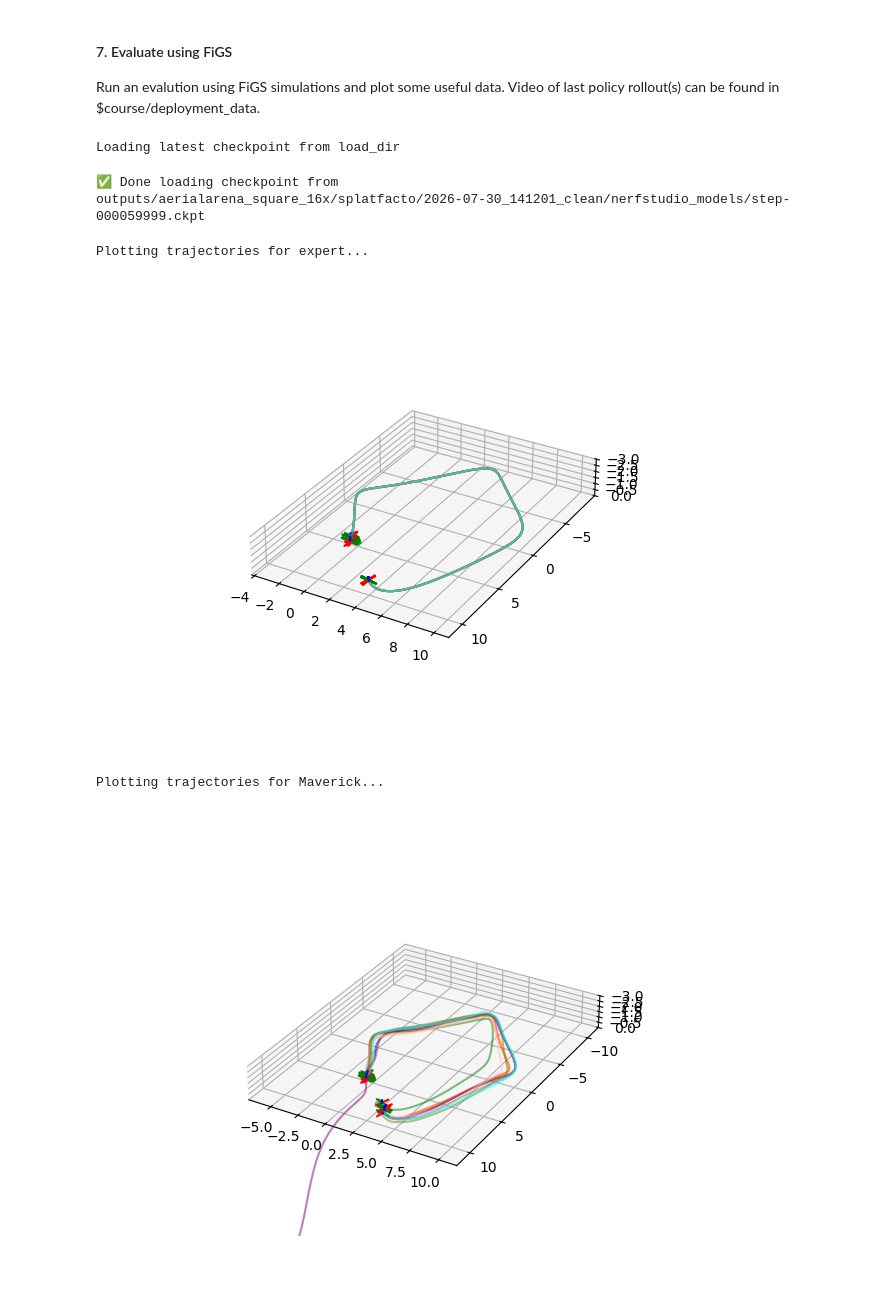
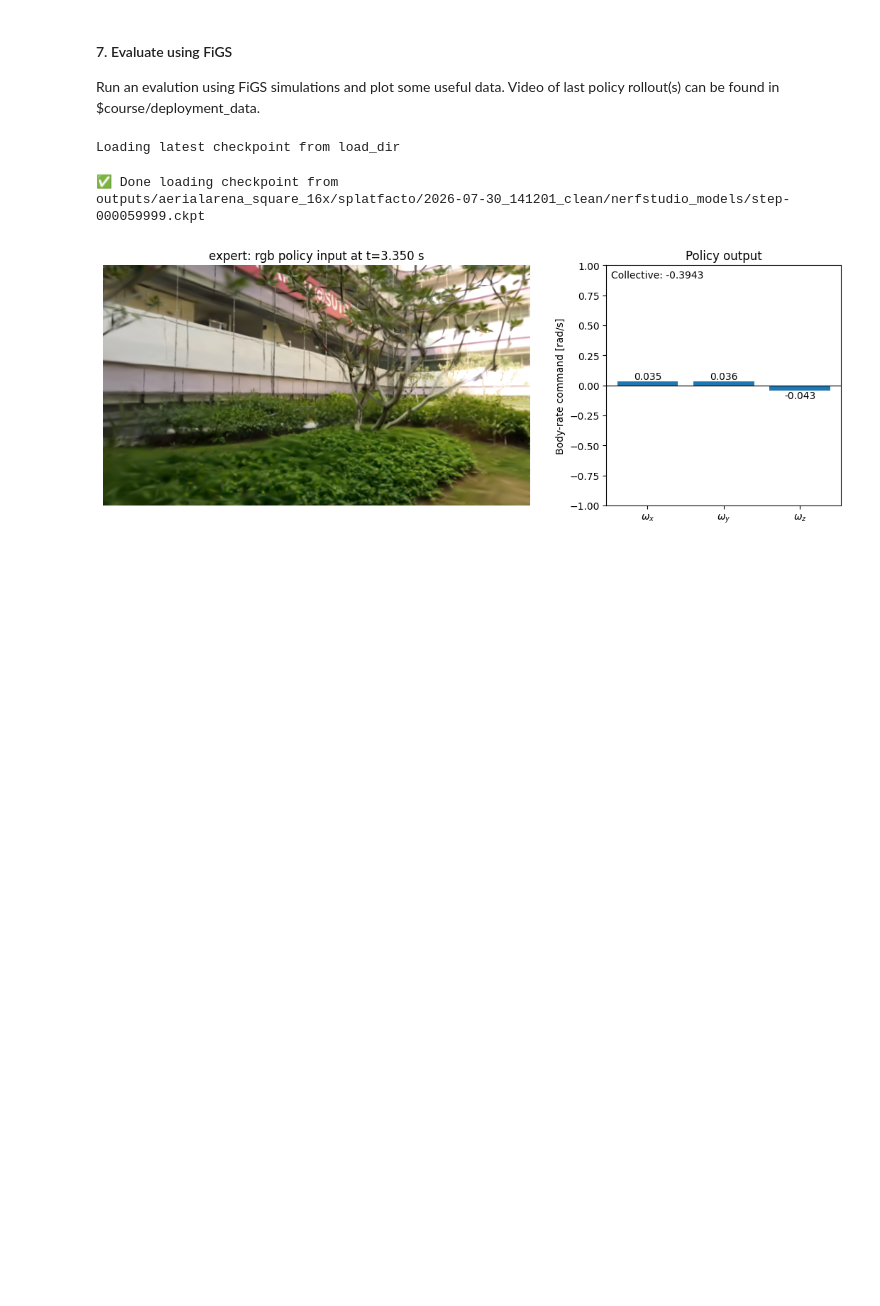
Before and after one commit to sdencanted/SousVide, a Jupyter notebook: notebooks/sous_vide_examples.ipynb, the cells around one changed output. Saved outputs shown, nothing was run; the diff lists cells and outputs as text; code cells hidden in the pictures; blank space fills up the shorter version.

```diff
--- a/notebooks/sous_vide_examples.ipynb
+++ b/notebooks/sous_vide_examples.ipynb
@@ -133,7 +200,7 @@ The best policy we found has two distinct networks that are trained separately.
 Use the plot function to review the current network's train/eval losses.
 # %%
 # Train the Policy
-tp.train_roster(cohort,roster,"histNet",200)
+# tp.train_roster(cohort,roster,"histNet",200)
 
 # Plot the histNet losses
 pl.plot_losses(cohort,roster,"histNet",use_log=True)
@@ -189,14 +246,15 @@ Loading trajectory data from trajectories009.pt and image data from images009.pt
 Run an evalution using FiGS simulations and plot some useful data. Video of last policy rollout(s) can be found in $course/deployment_data.
 # %%
 # Simulate in FiGS
+debug_deployment = True  # Show the policy image, thrust, and body-rate outputs.
+
 for course in courses:
-    df.deploy_roster(cohort,course,scene,eval_method,roster,mode="evaluate")
+    df.deploy_roster(
+        cohort,course,scene,eval_method,roster,mode="visualize",
+        image_modality="kronecker_delta",debug=debug_deployment)
     pl.plot_deployments(cohort,course,roster,plot_show=True)
 # %% [output]
 Loading latest checkpoint from load_dir
 ✅ Done loading checkpoint from
 outputs/aerialarena_square_16x/splatfacto/2026-07-30_141201_clean/nerfstudio_models/step-000059999.ckpt
-Plotting trajectories for expert...
-[figure, old version]
+[figure, new version]
-Plotting trajectories for Maverick...
-[figure, removed]
```
Also changed, not shown: parts of 8 cells of this notebook, 23 other files.
